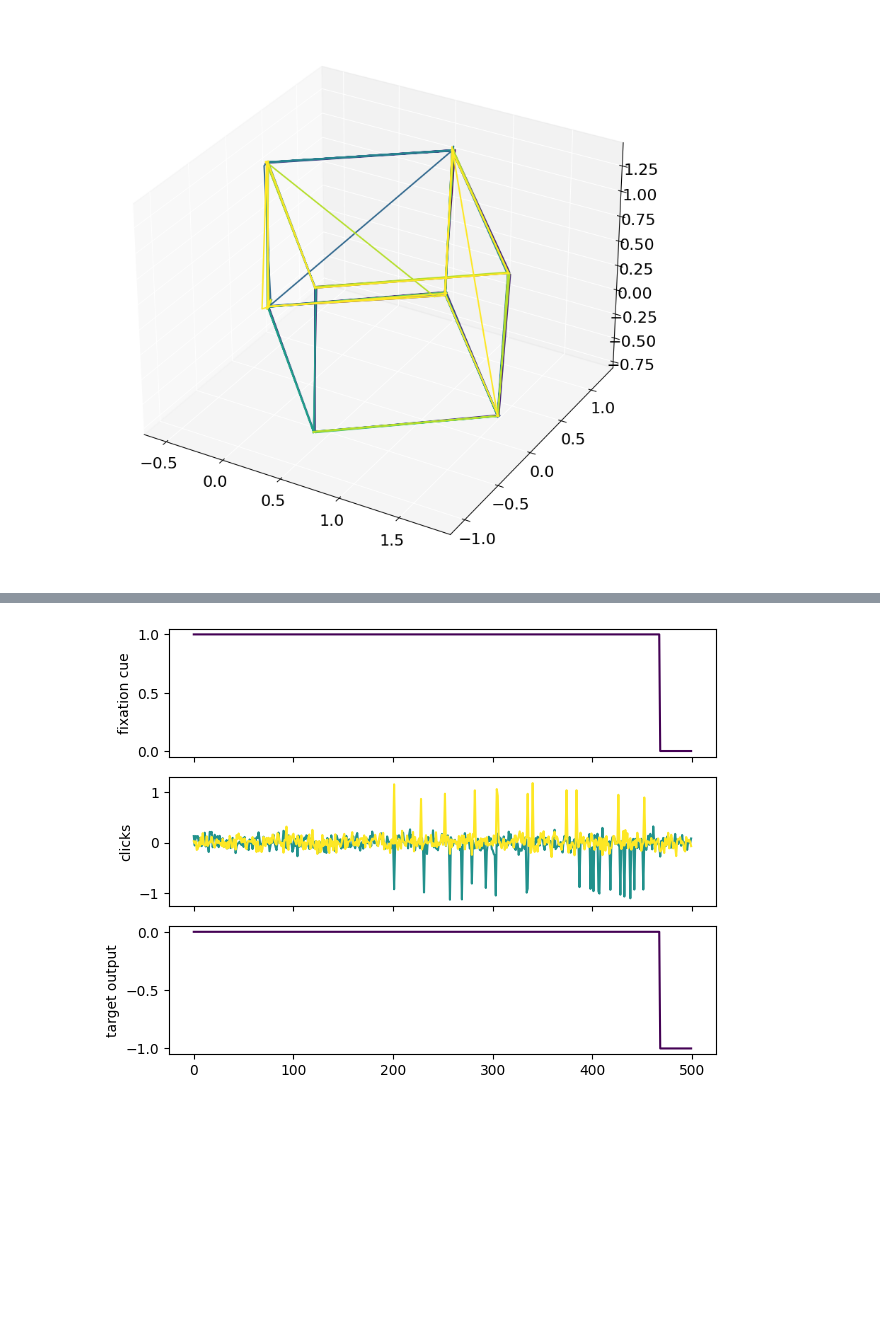
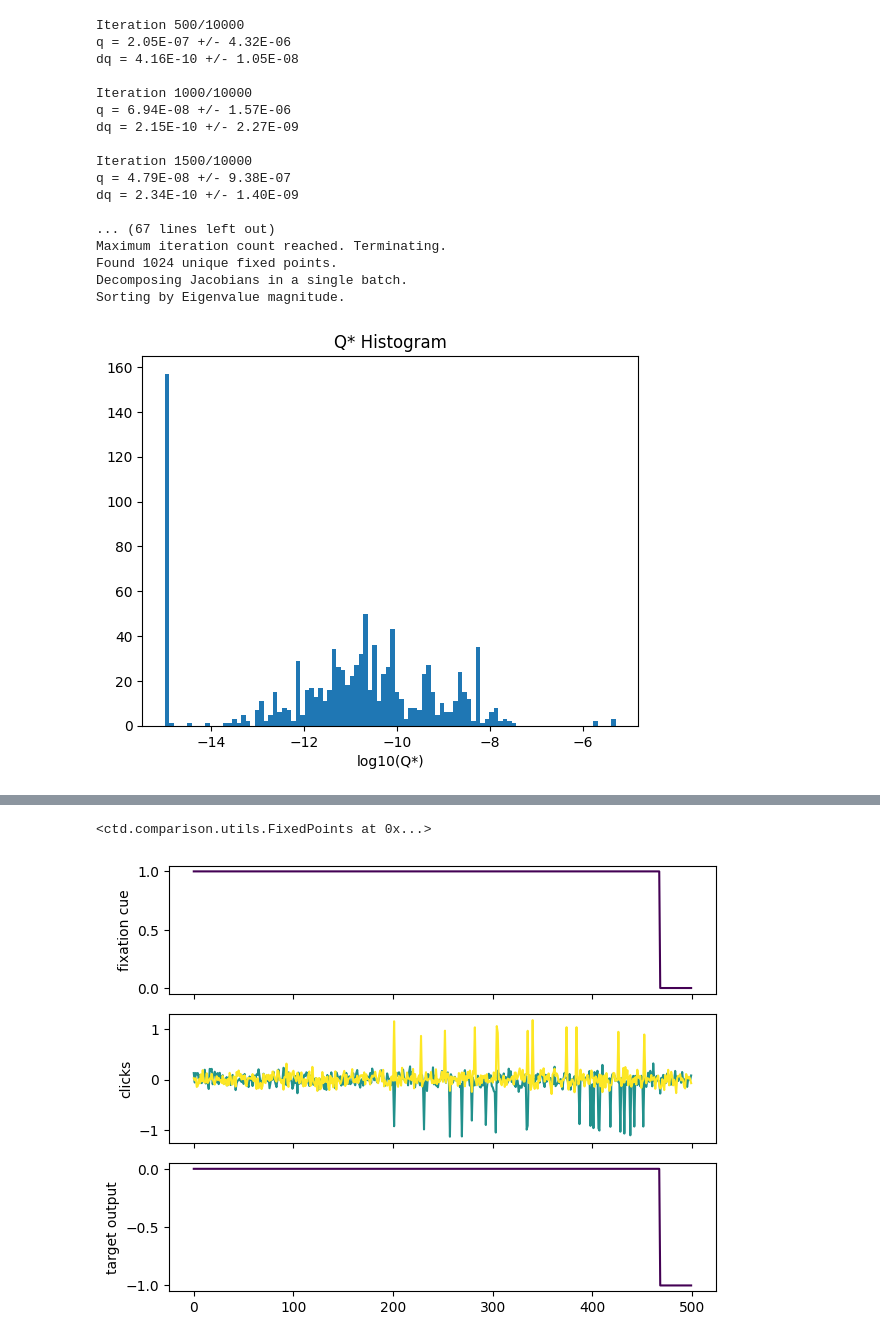
Before and after one commit to alejandradu/ComputationThruDynamicsBenchmark, a Jupyter notebook: examples/notebooks/Task_train+LINT.ipynb, the cells around one changed output, grey strips where cells are left out. Cells and saved outputs as stored; diff of their text form; code cells hidden in the pictures; blank space fills up the shorter version.

```diff
--- a/examples/notebooks/Task_train+LINT.ipynb
+++ b/examples/notebooks/Task_train+LINT.ipynb
@@ -9,10 +9,44 @@ HOME_DIR = os.getenv("HOME_DIR")  # directs to gpfs in scratch
 # %%
 from ctd.comparison.analysis.tt.tt import Analysis_TT
 
 path = "/scratch/gpfs/ad2002/content/trained_models/task-trained/20250312_3BFF_NODE/max_epochs=1000_weight_decay=1.00E-10_learning_rate=1.00E-02_seed=0_noise=1.00E-01_latent_size=3_layer_hidden_size=64"
 node_3bff = Analysis_TT(run_name = "node_3bff", filepath = path + "/")
 
 # node_3bff.plot_trial_io(num_trials = 2)
-node_3bff.plot_trial_latents(num_trials = 10)
+# node_3bff.plot_trial_latents(num_trials = 10)
+
+node_3bff.plot_fps(
+                    num_traj=10,
+                    n_inits=1024,
+                    noise_scale=0.0,
+                    learning_rate=1e-3,
+                    max_iters=10000,
+                    device="cpu",
+                    seed=0,
+                    compute_jacobians=True,
+                    q_thresh=1e-3,
+                    n_pca_components=3,
+                    return_pca_model = False,
+                    do_pca=False,
+                    plot_only_points=False,
+                    return_points = False,
+                )
 # %% [output]
+Iteration 500/10000
+q = 2.05E-07 +/- 4.32E-06
+dq = 4.16E-10 +/- 1.05E-08
+
+Iteration 1000/10000
+q = 6.94E-08 +/- 1.57E-06
+dq = 2.15E-10 +/- 2.27E-09
+
+Iteration 1500/10000
+q = 4.79E-08 +/- 9.38E-07
+dq = 2.34E-10 +/- 1.40E-09
+
+... (67 lines left out)
+Maximum iteration count reached. Terminating.
+Found 1024 unique fixed points.
+Decomposing Jacobians in a single batch.
+Sorting by Eigenvalue magnitude.
-[figure, old version]
+[figure, new version]
@@ -19,3 +54,4 @@ node_3bff.plot_trial_latents(num_trials = 10)
+<ctd.comparison.utils.FixedPoints at 0x...>
 # %%
 ## Pclicks task - just like Luo et al 2023
 from ctd.task_modeling.task_env.task_env import PClicks
```
Also changed, not shown: parts of 4 cells of this notebook, 1 other file.
